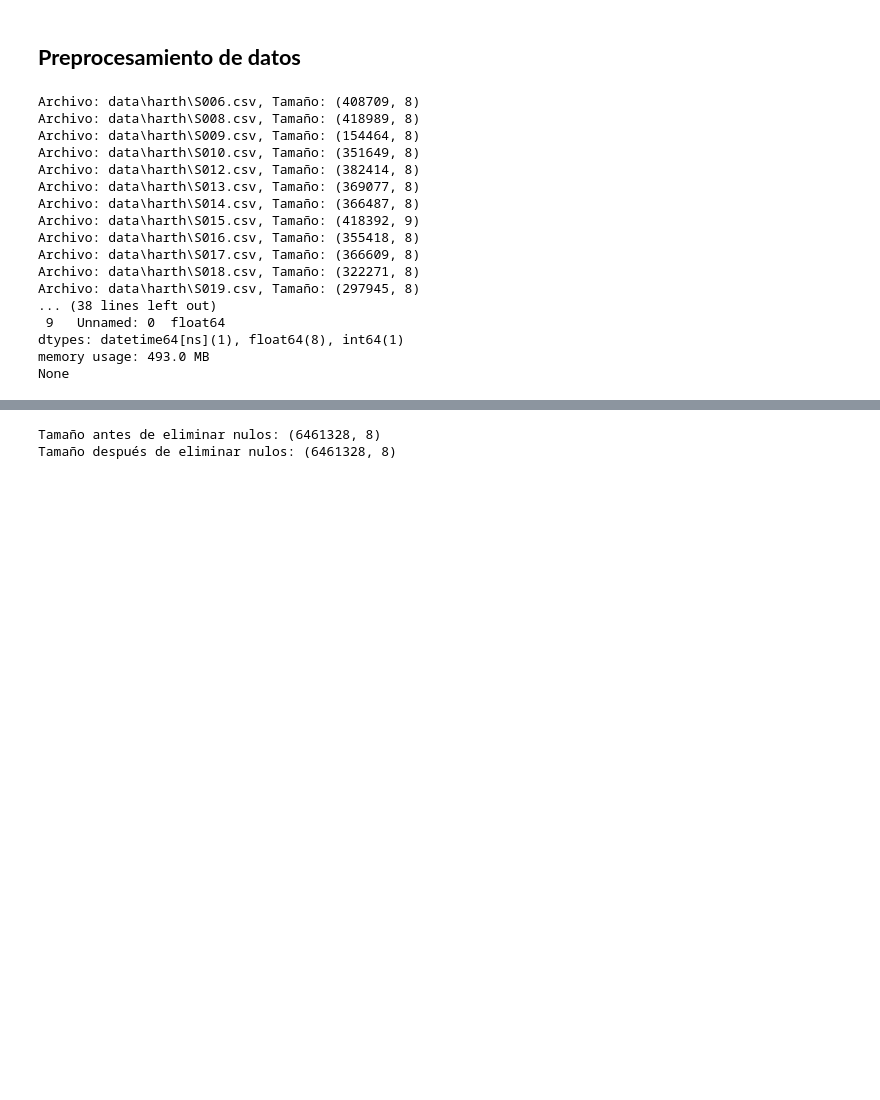
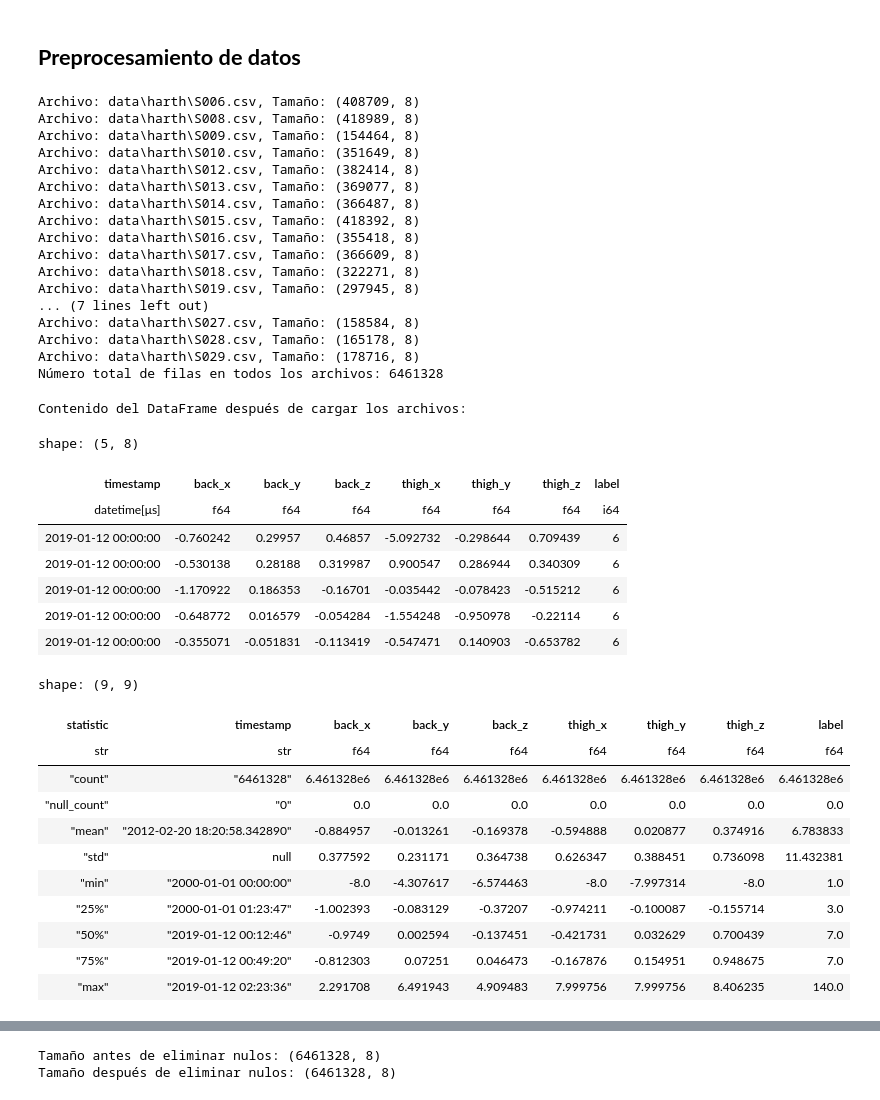
Before and after one commit to martindotpy/har-api, a Jupyter notebook: notebook/har_clustering.ipynb, the cells around one changed output, grey strips where cells are left out. Cells and saved outputs as stored; diff of their text form; code cells hidden in the pictures; blank space fills up the shorter version.

```diff
--- a/notebook/har_clustering.ipynb
+++ b/notebook/har_clustering.ipynb
@@ -110,40 +112,79 @@ with zipfile.ZipFile(io.BytesIO(response.content)) as zip_file:
 # %%
 path = Path("./data/harth")
 all_files = path.glob("S0*.csv")
 
 df_list = []
 for file in all_files:
-    temp_df = pd.read_csv(file)
+    temp_df = pl.read_csv(file)
+
+    # Eliminamos la columna 'Unnamed: 0' si existe y index
+    if "index" in temp_df.columns:
+        temp_df = temp_df.drop("index")
+    if "" in temp_df.columns:
+        temp_df = temp_df.drop("")
+
     print(
         f"Archivo: {file}, Tamaño: {temp_df.shape}"
     )  # Imprime el tamaño de cada archivo
     df_list.append(temp_df)
 
+print(
+    f"Número total de filas en todos los archivos: {sum(df.shape[0] for df in df_list)}"
+)
+
 # Combina los DataFrames
-df = pd.concat(df_list, ignore_index=True)
-df["timestamp"] = pd.to_datetime(df["timestamp"])
+df: pl.DataFrame = pl.concat(
+    df_list,
+)
+
+# Convierte la columna timestamp a tipo datetime
+df = df.with_columns(
+    pl.col("timestamp").str.strptime(
+        pl.Datetime, "%Y-%m-%d %H:%M:%S.%f", strict=False
+    )
+)
 
 # Verifica el contenido del DataFrame después de cargar los archivos
 print("Contenido del DataFrame después de cargar los archivos:")
-print(df.head())
-print(df.info())
+display(df.head(), df.describe())
 # %% [output]
 Archivo: data\harth\S006.csv, Tamaño: (408709, 8)
 Archivo: data\harth\S008.csv, Tamaño: (418989, 8)
 Archivo: data\harth\S009.csv, Tamaño: (154464, 8)
 Archivo: data\harth\S010.csv, Tamaño: (351649, 8)
 Archivo: data\harth\S012.csv, Tamaño: (382414, 8)
 Archivo: data\harth\S013.csv, Tamaño: (369077, 8)
 Archivo: data\harth\S014.csv, Tamaño: (366487, 8)
-Archivo: data\harth\S015.csv, Tamaño: (418392, 9)
+Archivo: data\harth\S015.csv, Tamaño: (418392, 8)
 Archivo: data\harth\S016.csv, Tamaño: (355418, 8)
 Archivo: data\harth\S017.csv, Tamaño: (366609, 8)
 Archivo: data\harth\S018.csv, Tamaño: (322271, 8)
 Archivo: data\harth\S019.csv, Tamaño: (297945, 8)
-... (38 lines left out)
- 9   Unnamed: 0  float64
-dtypes: datetime64[ns](1), float64(8), int64(1)
-memory usage: 493.0 MB
-None
+... (7 lines left out)
+Archivo: data\harth\S027.csv, Tamaño: (158584, 8)
+Archivo: data\harth\S028.csv, Tamaño: (165178, 8)
+Archivo: data\harth\S029.csv, Tamaño: (178716, 8)
+Número total de filas en todos los archivos: 6461328
+Contenido del DataFrame después de cargar los archivos:
+shape: (5, 8)
+| timestamp | back_x | back_y | back_z | thigh_x | thigh_y | thigh_z | label |
+| datetime[μs] | f64 | f64 | f64 | f64 | f64 | f64 | i64 |
+| 2019-01-12 00:00:00 | -0.760242 | 0.29957 | 0.46857 | -5.092732 | -0.298644 | 0.709439 | 6 |
+| 2019-01-12 00:00:00 | -0.530138 | 0.28188 | 0.319987 | 0.900547 | 0.286944 | 0.340309 | 6 |
+| 2019-01-12 00:00:00 | -1.170922 | 0.186353 | -0.16701 | -0.035442 | -0.078423 | -0.515212 | 6 |
+| 2019-01-12 00:00:00 | -0.648772 | 0.016579 | -0.054284 | -1.554248 | -0.950978 | -0.22114 | 6 |
+| 2019-01-12 00:00:00 | -0.355071 | -0.051831 | -0.113419 | -0.547471 | 0.140903 | -0.653782 | 6 |
+shape: (9, 9)
+| statistic | timestamp | back_x | back_y | back_z | thigh_x | thigh_y | thigh_z | label |
+| str | str | f64 | f64 | f64 | f64 | f64 | f64 | f64 |
+| "count" | "6461328" | 6.461328e6 | 6.461328e6 | 6.461328e6 | 6.461328e6 | 6.461328e6 | 6.461328e6 | 6.461328e6 |
+| "null_count" | "0" | 0.0 | 0.0 | 0.0 | 0.0 | 0.0 | 0.0 | 0.0 |
+| "mean" | "2012-02-20 18:20:58.342890" | -0.884957 | -0.013261 | -0.169378 | -0.594888 | 0.020877 | 0.374916 | 6.783833 |
+| "std" | null | 0.377592 | 0.231171 | 0.364738 | 0.626347 | 0.388451 | 0.736098 | 11.432381 |
+| "min" | "2000-01-01 00:00:00" | -8.0 | -4.307617 | -6.574463 | -8.0 | -7.997314 | -8.0 | 1.0 |
+| "25%" | "2000-01-01 01:23:47" | -1.002393 | -0.083129 | -0.37207 | -0.974211 | -0.100087 | -0.155714 | 3.0 |
+| "50%" | "2019-01-12 00:12:46" | -0.9749 | 0.002594 | -0.137451 | -0.421731 | 0.032629 | 0.700439 | 7.0 |
+| "75%" | "2019-01-12 00:49:20" | -0.812303 | 0.07251 | 0.046473 | -0.167876 | 0.154951 | 0.948675 | 7.0 |
+| "max" | "2019-01-12 02:23:36" | 2.291708 | 6.491943 | 4.909483 | 7.999756 | 7.999756 | 8.406235 | 140.0 |
 # %%
 print("Número de valores nulos en cada columna:")
```
Also changed, not shown: parts of 22 cells of this notebook, 1 other file.
